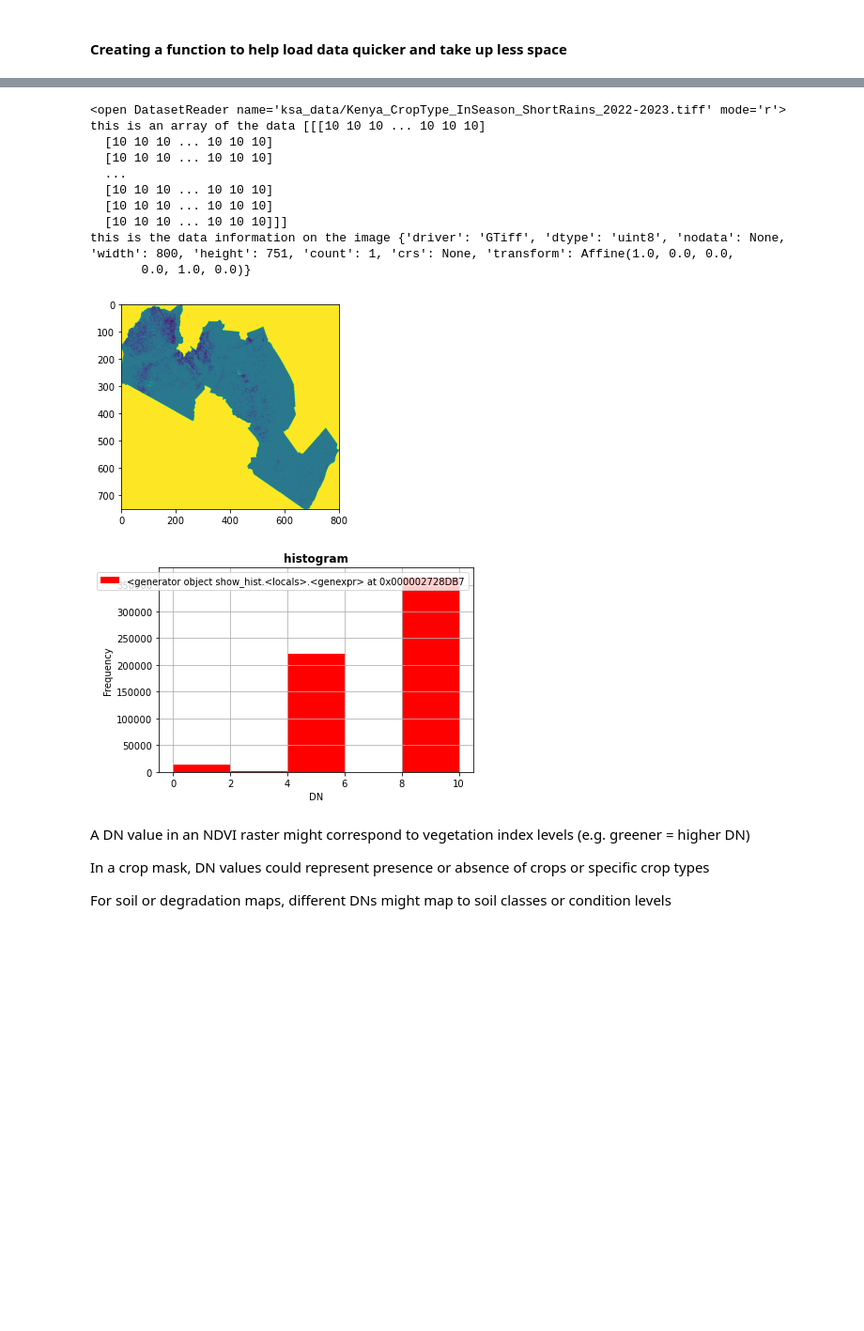
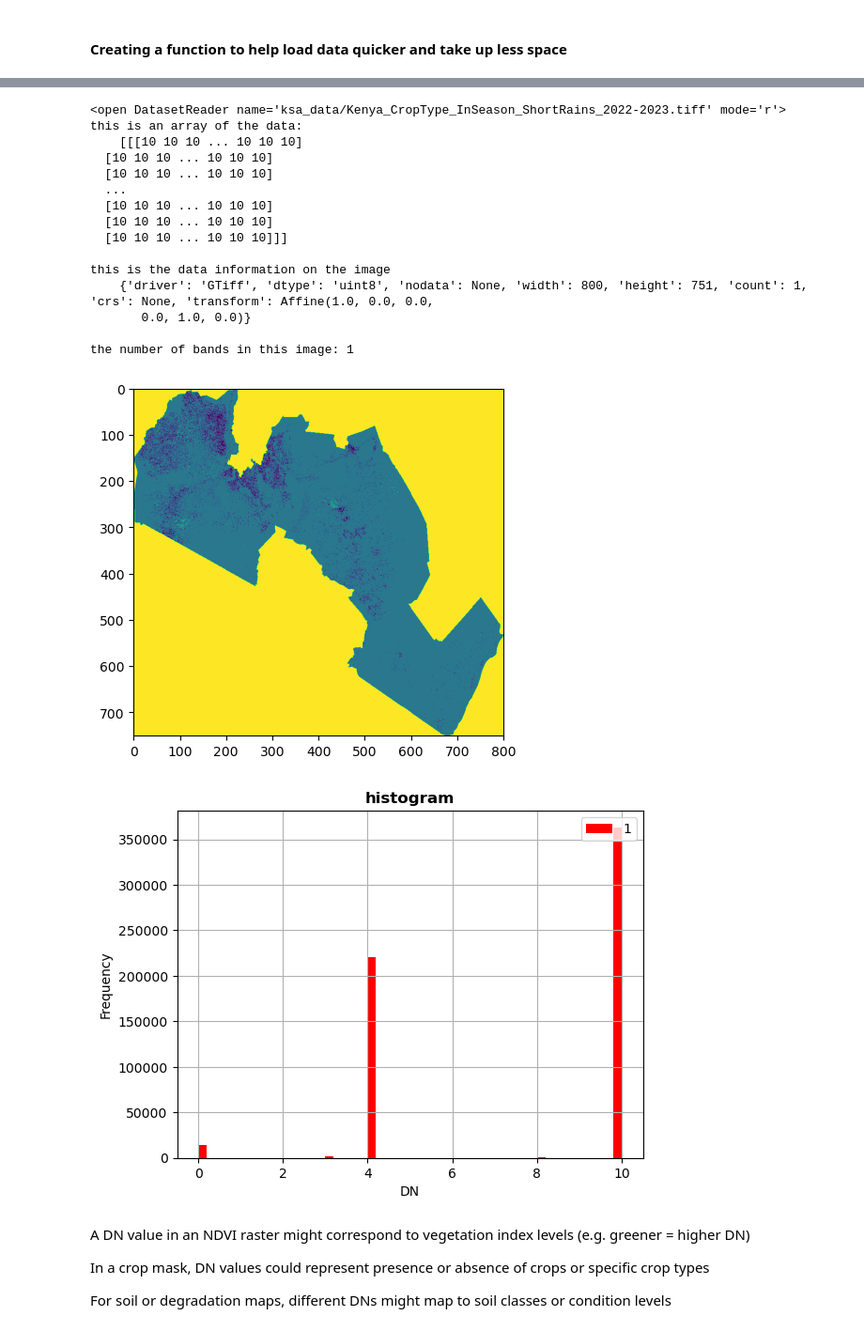
Before and after one commit to CWanderi/capstone_project, a Jupyter notebook: capstone_project.ipynb, the cells around one changed output, grey strips where cells are left out. Shown at 94% size. Cells and saved outputs as stored; diff of their text form; code cells hidden in the pictures; blank space fills up the shorter version.

```diff
--- a/capstone_project.ipynb
+++ b/capstone_project.ipynb
@@ -497,15 +253,23 @@ rasterio.__version__
 # %% [markdown]
 #### Creating a function to help load data quicker and take up less space
 # %%
-def processing_data(filepath):
+def processing_data(filepath): #allows us to open the data with necesarry information without repetition
     data = rasterio.open(filepath)
     print(data)
     array_data = data.read()
-    print(f"this is an array of the data {array_data}")
-    print(f"this is the data information on the image {data.meta}")
+    print(f"""this is an array of the data:
+    {array_data}
+    """) #the data is in a numpy array that the library knows how to transform into satelite images
+    print(f"""this is the data information on the image
+    {data.meta}
+    """)
+    num_bands = data.count
+    print(f"""the number of bands in this image: {num_bands}""") # this shows the number of bands/layers in the image
 
-    show(data)
-    show_hist(data, bins=5, title='histogram')
+    show(data) #displays the image
+
+
+    show_hist(data, bins=50, title='histogram') # converts image data into a histogram
 # %%
 processing_data("ksa_data/Kenya Crop Mask 2019.tiff")
 # %% [output]
@@ -599,18 +393,24 @@ this is the data information on the image {'driver': 'GTiff', 'dtype': 'uint8',
 # %%
-processing_data("ksa_data/Kenya_CropType_InSeason_ShortRains_2022-2023.tiff")
+croptype = processing_data("ksa_data/Kenya_CropType_InSeason_ShortRains_2022-2023.tiff")
+croptype
 # %% [output]
 <open DatasetReader name='ksa_data/Kenya_CropType_InSeason_ShortRains_2022-2023.tiff' mode='r'>
-this is an array of the data [[[10 10 10 ... 10 10 10]
+this is an array of the data:
+    [[[10 10 10 ... 10 10 10]
   [10 10 10 ... 10 10 10]
   [10 10 10 ... 10 10 10]
   ...
   [10 10 10 ... 10 10 10]
   [10 10 10 ... 10 10 10]
   [10 10 10 ... 10 10 10]]]
-this is the data information on the image {'driver': 'GTiff', 'dtype': 'uint8', 'nodata': None, 'width': 800, 'height': 751, 'count': 1, 'crs': None, 'transform': Affine(1.0, 0.0, 0.0,
+
+this is the data information on the image
+    {'driver': 'GTiff', 'dtype': 'uint8', 'nodata': None, 'width': 800, 'height': 751, 'count': 1, 'crs': None, 'transform': Affine(1.0, 0.0, 0.0,
        0.0, 1.0, 0.0)}
+
+the number of bands in this image: 1
-[figure, old version]
+[figure, new version]
-[figure, old version]
+[figure, new version]
 # %% [markdown]
 A DN value in an NDVI raster might correspond to vegetation index levels (e.g. greener = higher DN)
 
```
Also changed, not shown: parts of 84 cells of this notebook.
